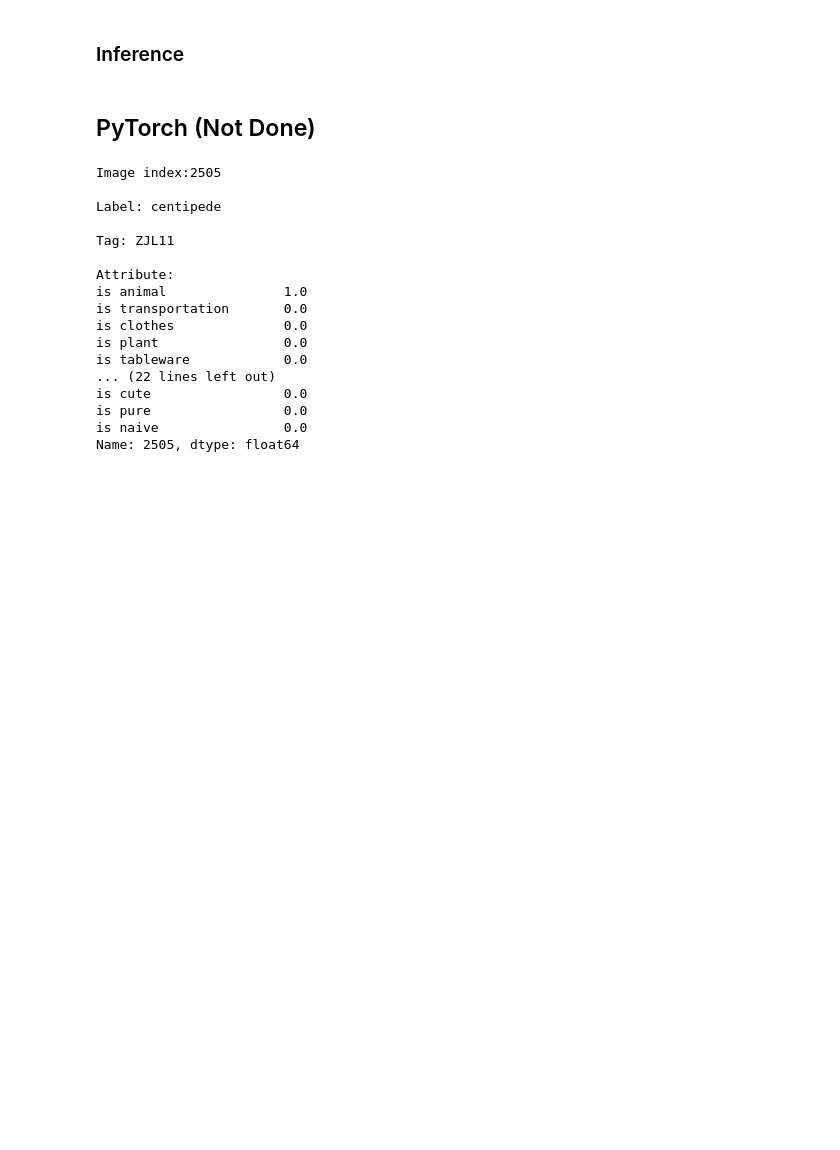
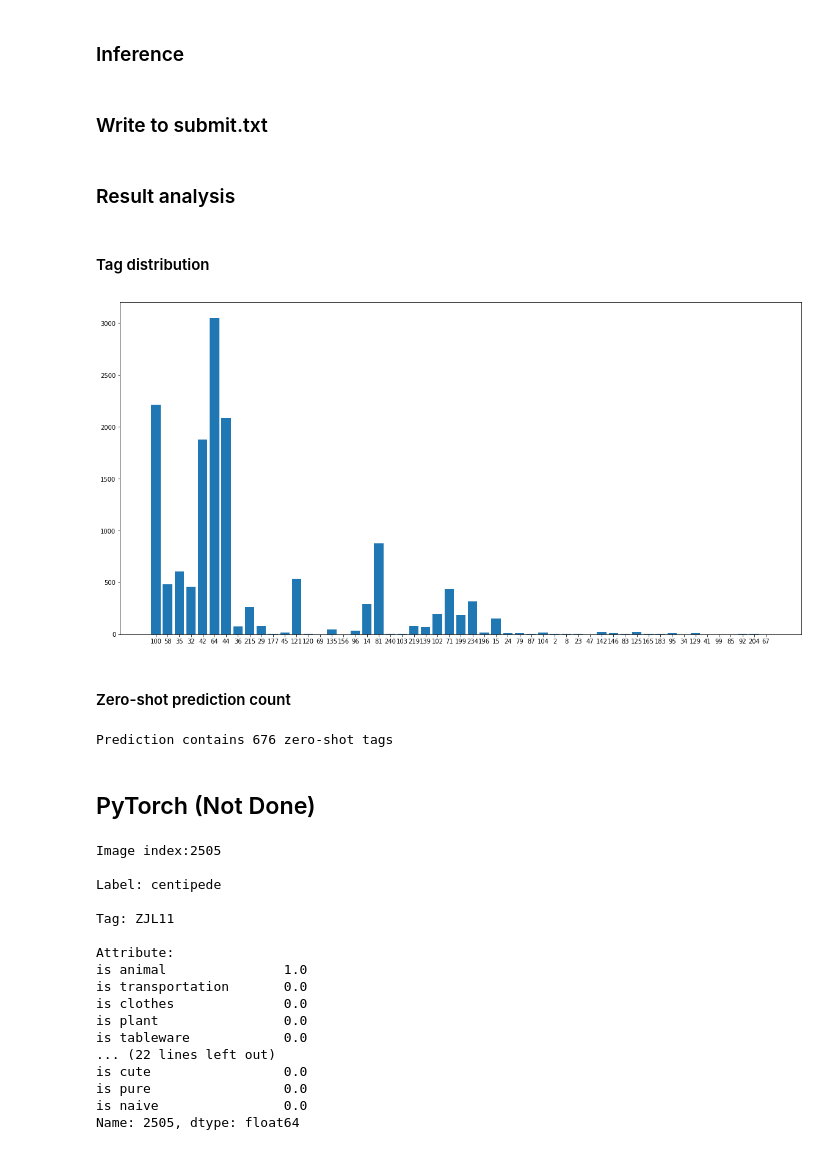
Before and after one commit to MarvinLSJ/Zero_Shot_Learning, a Jupyter notebook: tags_prediction.ipynb, the cells around one changed output. Cells and saved outputs as stored; diff of their text form; code cells hidden in the pictures; blank space fills up the shorter version.

Commit message:
First commit & Added Result Analysis

```diff
--- a/tags_prediction.ipynb
+++ b/tags_prediction.ipynb
@@ -296,0 +303,2 @@ for v1 in Y_test:
+# %% [markdown]
+### Write to submit.txt
@@ -297,3 +307,34 @@ for v1 in Y_test:
+# %% [markdown]
+### Result analysis
+# %% [markdown]
+#### Tag distribution
+# %%
+import matplotlib.pyplot as plt
+
+s1 = {}
+for s in res:
+    if s[0] not in s1:
+        s1[s[0]] = 1
+    else:
+        s1[s[0]] += 1
+# %%
+import re
+bars = [re.sub("ZJL", "", s) for s in s1.keys()]
+plt.figure(figsize=(20,10))
+plt.bar(bars, s1.values())
+plt.show()
+# %% [output]
+[figure, added]
+# %% [markdown]
+#### Zero-shot prediction count
+# %%
+count = 0
+for s in res:
+    if s[0] in zero_shot_tags:
+        count+=1
+print('Prediction contains {} zero-shot tags'.format(count))
+# %% [output]
+Prediction contains 676 zero-shot tags
 # %% [markdown]
 ## PyTorch (Not Done)
 # %%
```
Also changed, not shown: parts of 4 cells of this notebook.
